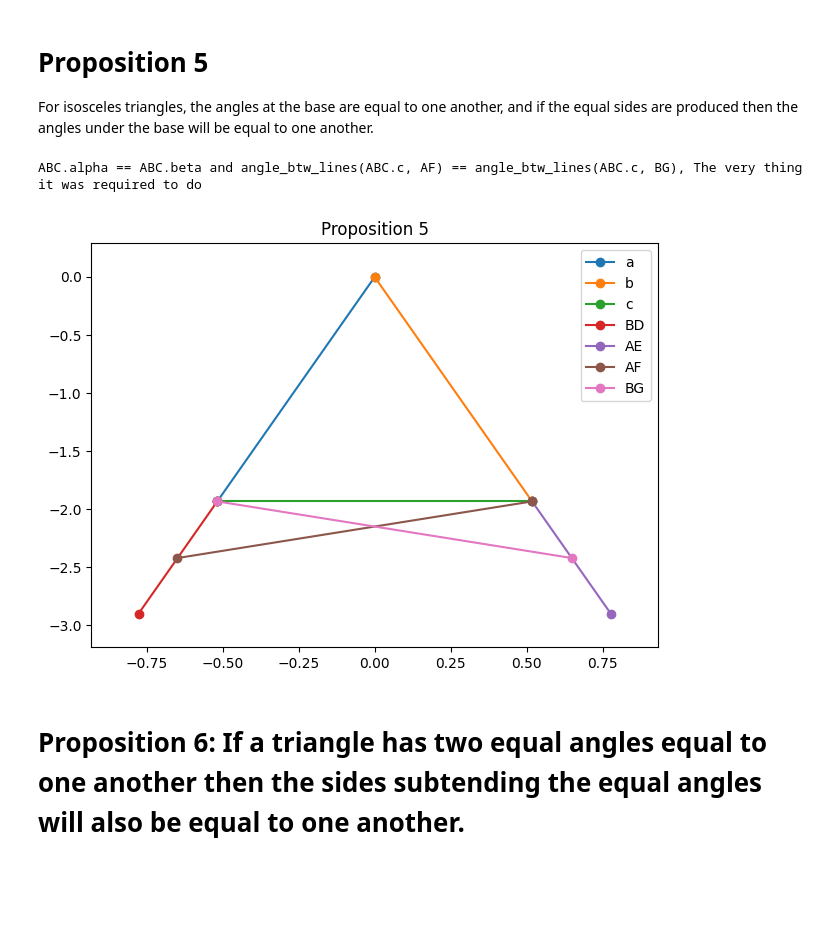
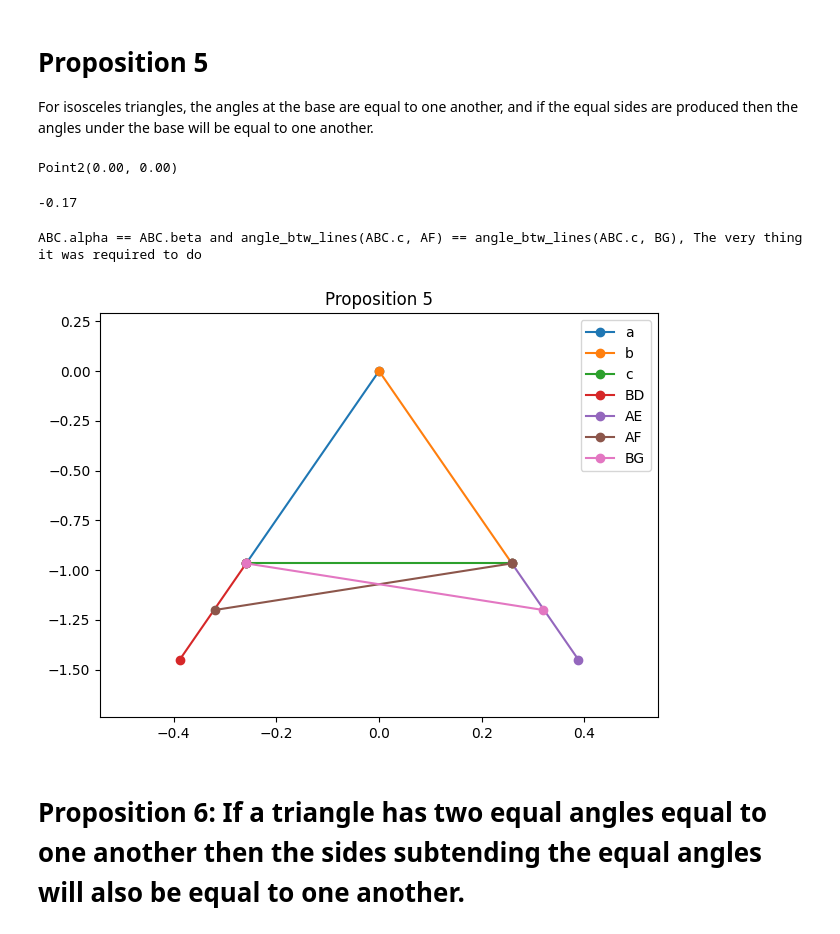
Before and after one commit to jon-bown/euclid, a Jupyter notebook: euclid_s_elements_book_1_prop_1_20.ipynb, the cells around one changed output. Cells and saved outputs as stored; diff of their text form; code cells hidden in the pictures; blank space fills up the shorter version.

Commit message:
Fixed bug with Triangle class, removed Point2E class

```diff
--- a/euclid_s_elements_book_1_prop_1_20.ipynb
+++ b/euclid_s_elements_book_1_prop_1_20.ipynb
@@ -670,7 +660,7 @@ The objective here is to take two lines of unequal length, and make a third line
 # %%
 #Let AB and C be the two given unequal straight-lines, of which let the greater be AB.
 A = Point2(0,0)
-B = Point2(2,0)
+B = Point2(1.5,0)
 AB = Line2E(A, B)
 C = Line2E(Point2(-0.5, 2), Point2(0.5, 2))
 # Draw a circle of radius length of AD and call it DEF
@@ -704,13 +694,13 @@ def prop_3(L1: Line2E, L2: Line2E):
       #Cut off the line AE at the circle's intersection with AB
       AE = Line2E(L2.p1, euclid._intersect_line2_circle(L2, DEF).p1)
       E = euclid._intersect_line2_circle(L2, DEF).p1
-      AE = Line2E(Point2E(round(L2.p1.x, 2), round(L2.p1.y, 2)),  Point2E(round(E.x, 2), round(E.y, 2)))
+      AE = Line2E(Point2(round(L2.p1.x, 2), round(L2.p1.y, 2)),  Point2(round(E.x, 2), round(E.y, 2)))
     if L2.__len__() < L1.__len__():
       # Draw a circle of radius length of AD and call it DEF
       DEF = Circle2E(L1.p1, L2.__len__())
       E = euclid._intersect_line2_circle(L1, DEF).p1
       #Cut off the line AE at the circle's intersection with AB
-      AE = Line2E(Point2E(round(L1.p1.x, 2), round(L1.p1.y, 2)),  Point2E(round(E.x, 2), round(E.y, 2)))
+      AE = Line2E(Point2(round(L1.p1.x, 2), round(L1.p1.y, 2)),  Point2(round(E.x, 2), round(E.y, 2)))
     return AE
 # %% [markdown]
 # Proposition 4:
@@ -753,14 +743,23 @@ def extend_line(A, B, extension_length):
     D_x = B.x + extension_vector[0]
     D_y = B.y + extension_vector[1]
 
-    return Point2E(D_x, D_y)
+    return Point2(D_x, D_y)
+# %%
+ABC = Triangle.SAS(1.0, 20.0, 1.0)
+ABC.C
+# %% [output]
+Point2(0.00, 0.00)
+# %%
+round(ABC.c.p1.x, 2) ==
+# %% [output]
+-0.17
 # %%
 #In this notebook, Triangles are names BCA because the point C is at the top when the object is built. The language has been adjusted accordingly
 #Let BCA be an isosceles triangle having CB equal to CA
-ABC = Triangle.SAS(2, 30.0, 2)
+ABC = Triangle.SAS(1, 30.0, 1)
 #Let straight-lines BD and AE have been produced in a straight-line with CB, CA
-D = extend_line(ABC.C, ABC.B, 1)
-E = extend_line(ABC.C, ABC.A, 1)
+D = extend_line(ABC.C, ABC.B, 0.5)
+E = extend_line(ABC.C, ABC.A, 0.5)
 BD = Line2E(ABC.B, D)
 AE = Line2E(ABC.A, E)
 #Reference for line CE
@@ -783,7 +780,7 @@ ABC.A
 # %%
-plot_2d([ABC, BD, AE, AF, BG], ['ABC','BD', 'AE', 'AF', 'BG'], colors=['red', 'blue', 'cyan'], title='Proposition 5', annotate=False)
+plot_2d([ABC, BD, AE, AF, BG], ['ABC','BD', 'AE', 'AF', 'BG'], colors=['red', 'blue', 'cyan'], title='Proposition 5', annotate=False, edge=0.2)
 # %% [output]
-[figure, old version]
+[figure, new version]
 # %% [markdown]
 # Proposition 6: If a triangle has two equal angles equal to one another then the sides subtending the equal angles will also be equal to one another.
 # %% [markdown]
```
Also changed, not shown: parts of 13 cells of this notebook.
